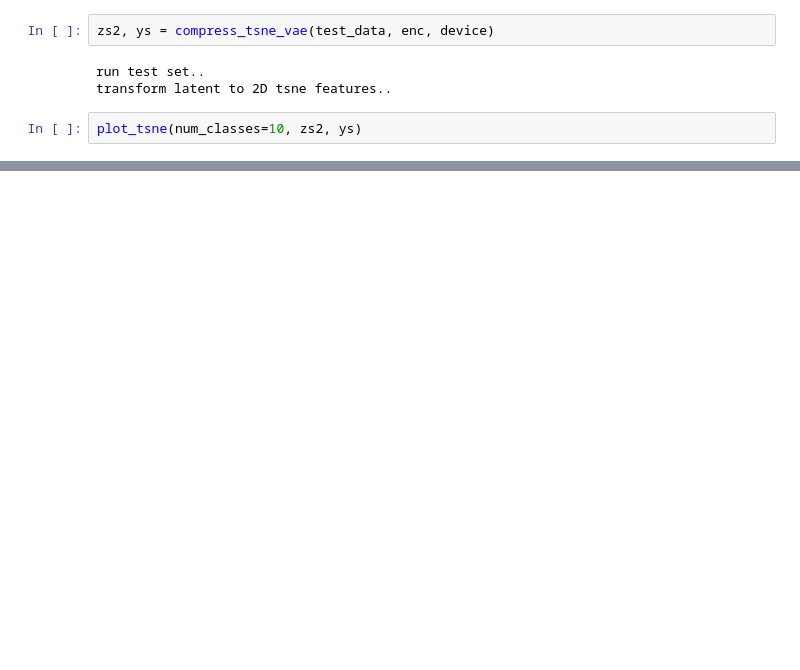
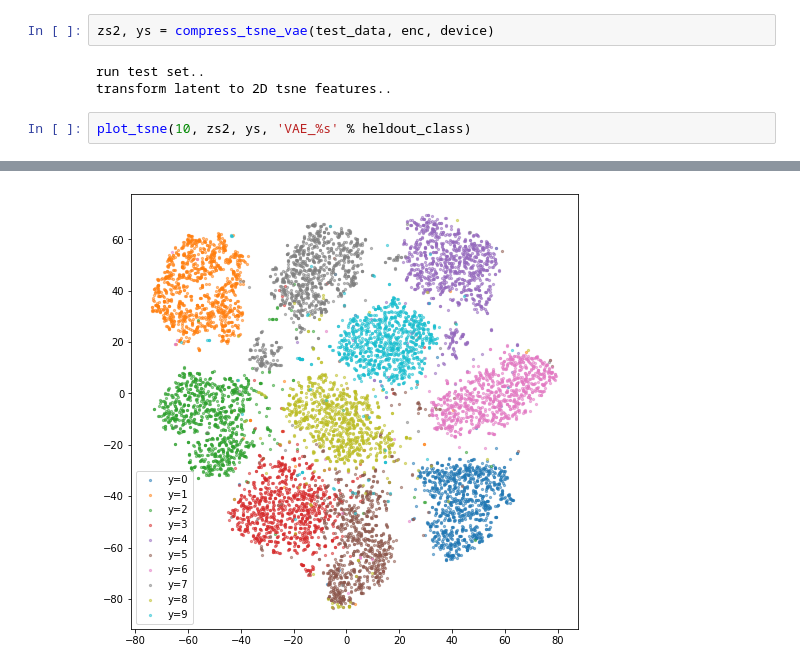
Before and after one commit to hao-w/cebm, a Jupyter notebook: sebm/notebooks/testing-vae.ipynb, the cells around one changed output, grey strips where cells are left out. Cells and saved outputs as stored; diff of their text form; blank space fills up the shorter version.

```diff
--- a/sebm/notebooks/testing-vae.ipynb
+++ b/sebm/notebooks/testing-vae.ipynb
@@ -77,5 +75,5 @@ zs2, ys = compress_tsne_vae(test_data, enc, device)
 run test set..
 transform latent to 2D tsne features..
 # %%
-plot_tsne(num_classes=10, zs2, ys)
+plot_tsne(10, zs2, ys, 'VAE_%s' % heldout_class)
 # %% [output]
@@ -82,0 +81 @@ SyntaxError: positional argument follows keyword argument (<ipython-input-5-77e7
+[figure, added]
```
Also changed, not shown: parts of 3 cells of this notebook, 3 other files.
